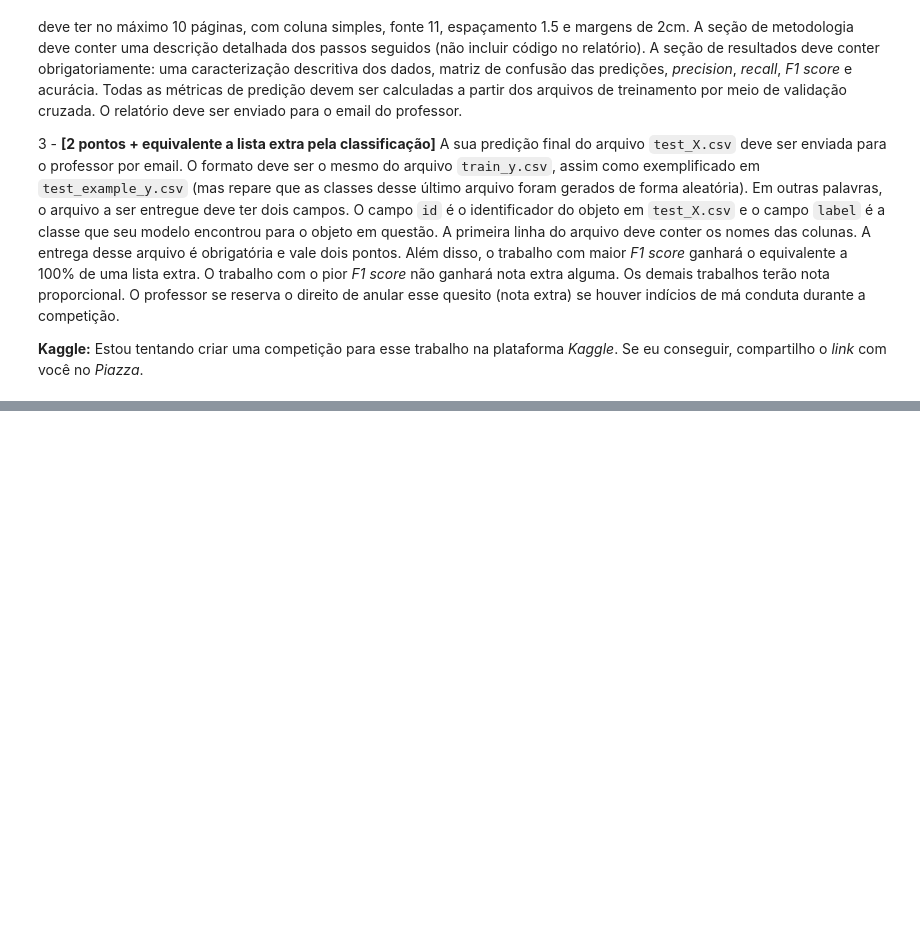
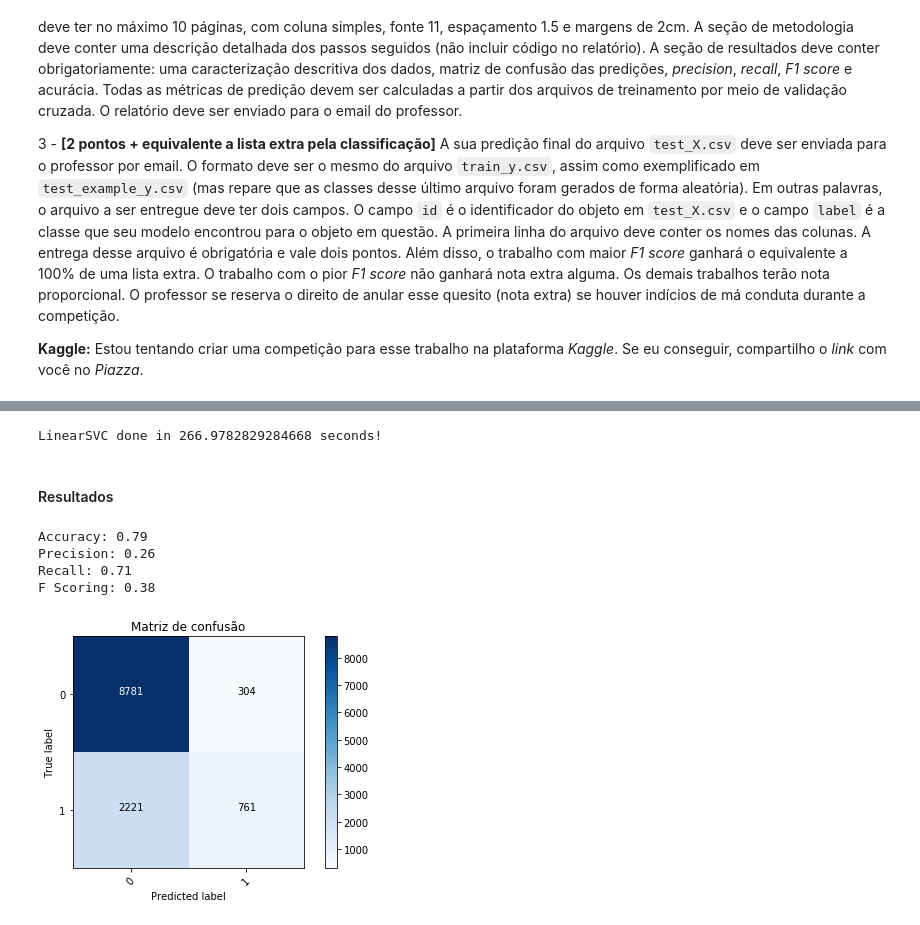
Before and after one commit to FabioHGMartins/data-mining-w2, a Jupyter notebook: tp2.ipynb, the cells around one changed output, grey strips where cells are left out. Saved outputs shown, nothing was run; the diff lists cells and outputs as text; code cells hidden in the pictures; blank space fills up the shorter version.

```diff
--- a/tp2.ipynb
+++ b/tp2.ipynb
@@ -82,5 +121,5 @@ df_test_values = categorical_attributes(df_test_values,cols)
 # %%
-x_train, x_test, y_train, y_test = train_test_split(df_train_values, df_train_labels, test_size=0.33)
+x_train, x_test, y_train, y_test = train_test_split(df_train_values, df_train_labels, test_size=0.3)
 # %%
 y_train = y_train.values.ravel()
 y_test = y_test.values.ravel()
@@ -86,0 +128,35 @@ y_test = y_test.values.ravel()
+# %%
+i = 3
+cValues = np.logspace(-10,10,20)
+clf = LinearSVC()
+# %%
+start = time.time()
+
+gscv = GridSearchCV(clf, param_grid = {'C': cValues}, cv = i)
+gscv.fit(x_train,y_train)
+y_pred = gscv.predict(x_test)
+end = time.time()
+
+print('LinearSVC done in ' + str(end - start) + ' seconds!')
+# %% [output]
+LinearSVC done in 266.9782829284668 seconds!
+# %% [markdown]
+#### Resultados
+# %%
+print("Accuracy: %0.2f" % (accuracy_score(y_pred, y_test)))
+print("Precision: %0.2f" % (precision_score(y_pred, y_test)))
+print("Recall: %0.2f" % (recall_score(y_pred, y_test)))
+print("F Scoring: %0.2f" % ((f1_score(y_pred, y_test))))
+# %% [output]
+Accuracy: 0.79
+Precision: 0.26
+Recall: 0.71
+F Scoring: 0.38
+# %%
+cnf_matrix = confusion_matrix(y_test, y_pred)
+class_names = [ "0","1" ]
+# %%
+plot_confusion_matrix(cnf_matrix, classes=class_names, normalize=False,
+                      title='Matriz de confusão')
+# %% [output]
+[figure, added]
```
Also changed, not shown: parts of 28 cells of this notebook, 1 other file.
